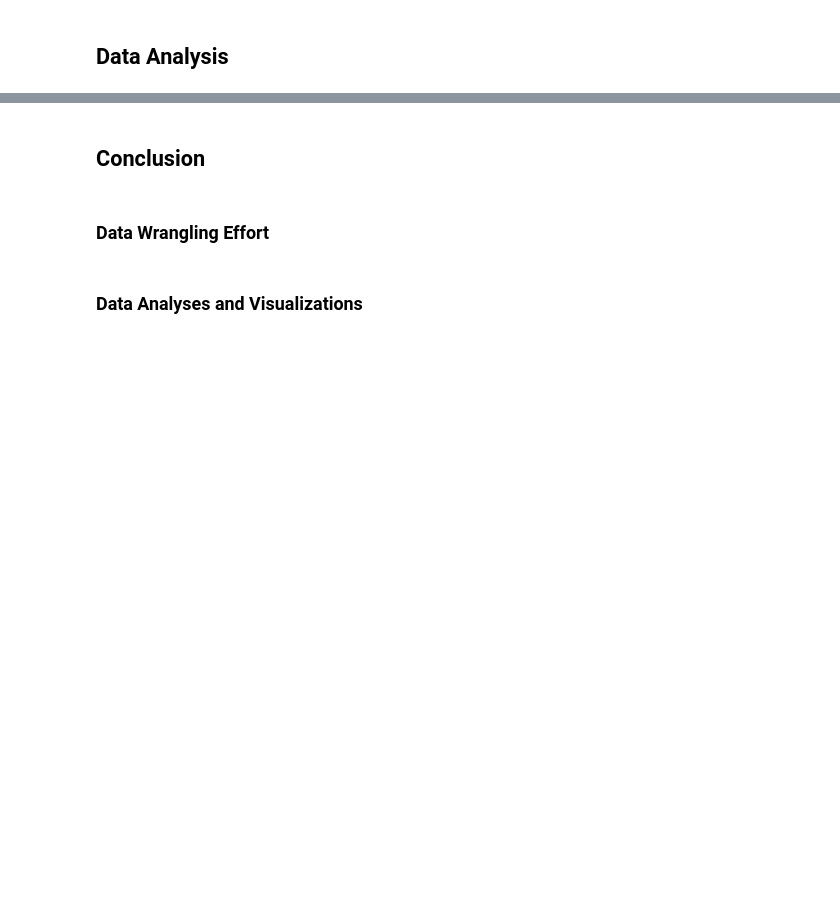
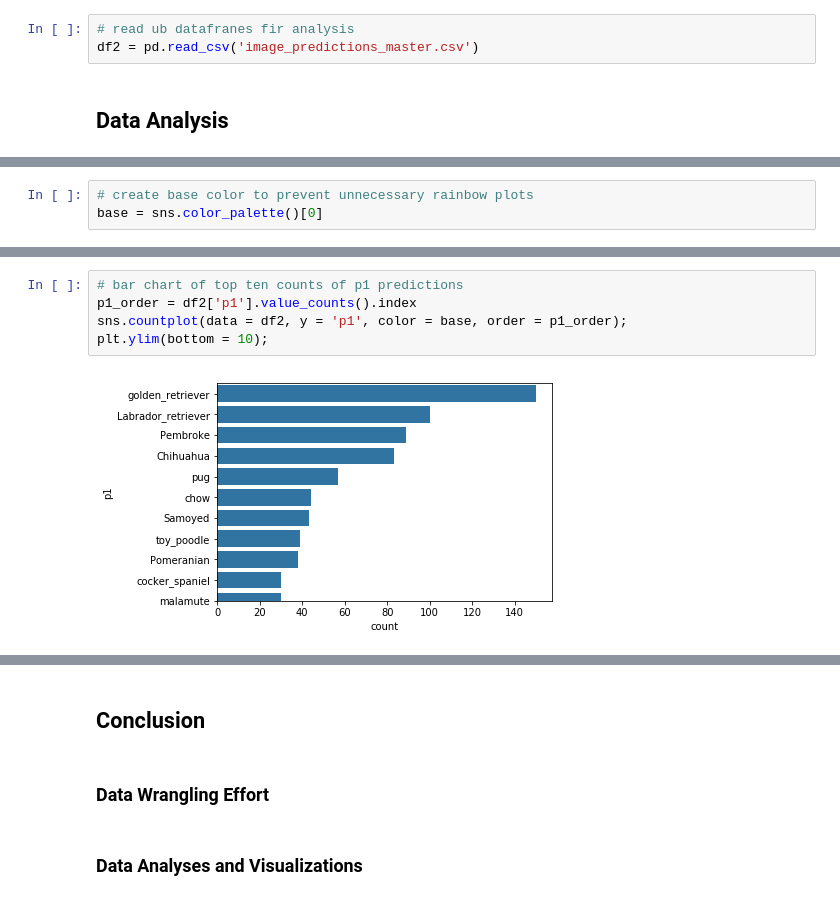
Before and after one commit to deepaksithu/Twitter_Archive_Analysis_Project, a Jupyter notebook: wrangle_act.ipynb, the cells around one changed output, grey strips where cells are left out. Cells and saved outputs as stored; diff of their text form; blank space fills up the shorter version.

```diff
--- a/wrangle_act.ipynb
+++ b/wrangle_act.ipynb
@@ -781,3 +788,6 @@ if not os.path.exists('df2_clean.csv'):
+# %%
+# read ub datafranes fir analysis
+df2 = pd.read_csv('image_predictions_master.csv')
 # %% [markdown]
 <a id='analyze'></a>
 ## Data Analysis
@@ -786,0 +794,3 @@ if not os.path.exists('df2_clean.csv'):
+# %%
+# create base color to prevent unnecessary rainbow plots
+base = sns.color_palette()[0]
@@ -786,0 +843,7 @@ if not os.path.exists('df2_clean.csv'):
+# %%
+# bar chart of top ten counts of p1 predictions
+p1_order = df2['p1'].value_counts().index
+sns.countplot(data = df2, y = 'p1', color = base, order = p1_order);
+plt.ylim(bottom = 10);
+# %% [output]
+[figure, added]
```
Also changed, not shown: parts of 15 cells of this notebook, 2 other files.
